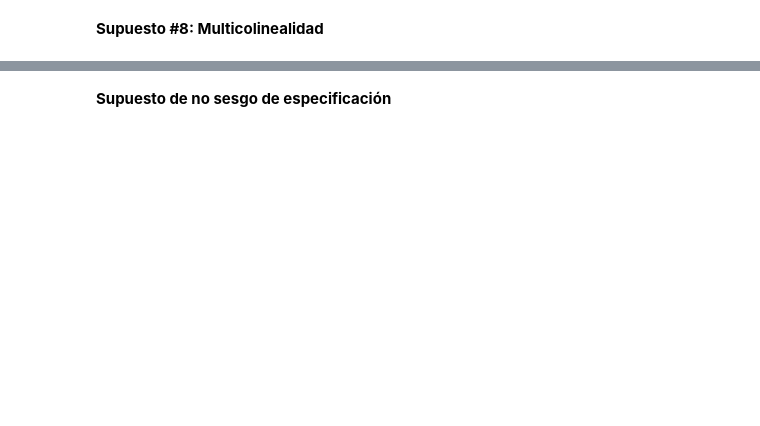
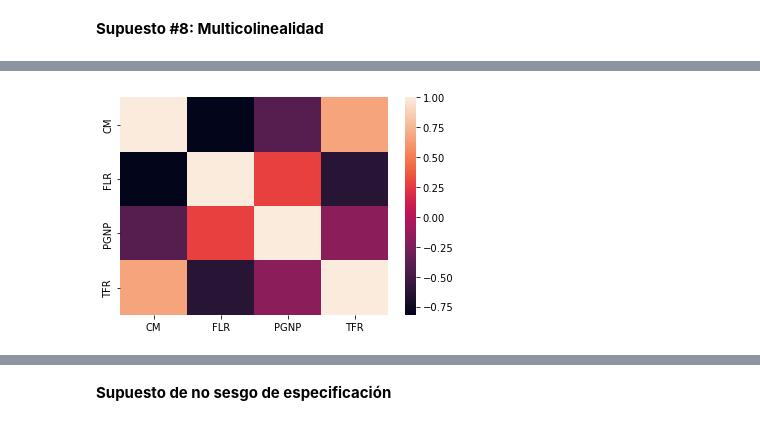
Before and after one commit to JuanAcevedoEcon/Econometria-basica-con-Python, a Jupyter notebook: Scripts/(3) Supuestos Estructura MCO.ipynb, the cells around one changed output, grey strips where cells are left out. Drawn from its saved outputs; the diff is of its cells as text; code cells hidden in the pictures; blank space fills up the shorter version.

```diff
--- a/Scripts/(3) Supuestos Estructura MCO.ipynb
+++ b/Scripts/(3) Supuestos Estructura MCO.ipynb
@@ -31,6 +106,8 @@ data._______
 # %%
-correlaciones=data.________
+correlaciones = data.corr()
 fig,ax=plt.subplots()
-sns._________(correlaciones)
+sns.heatmap(correlaciones)
 plt.show()
+# %% [output]
+[figure, added]
 # %%
```
Also changed, not shown: parts of 37 cells of this notebook, 1 other file.
